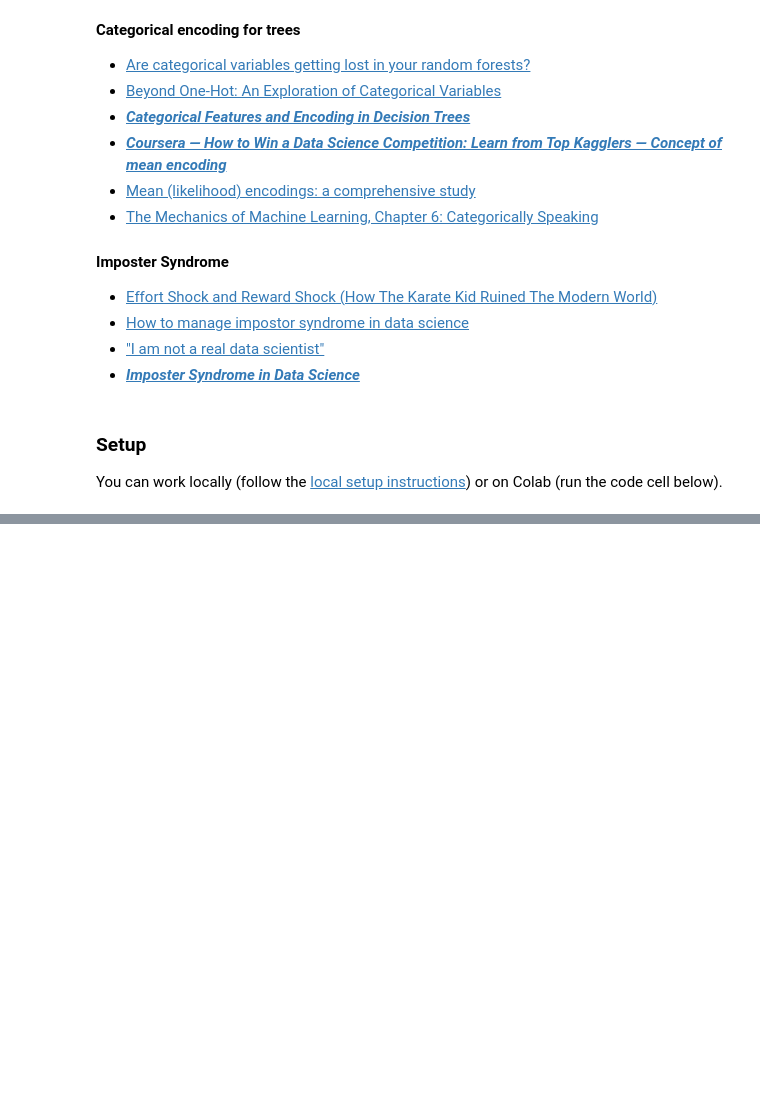
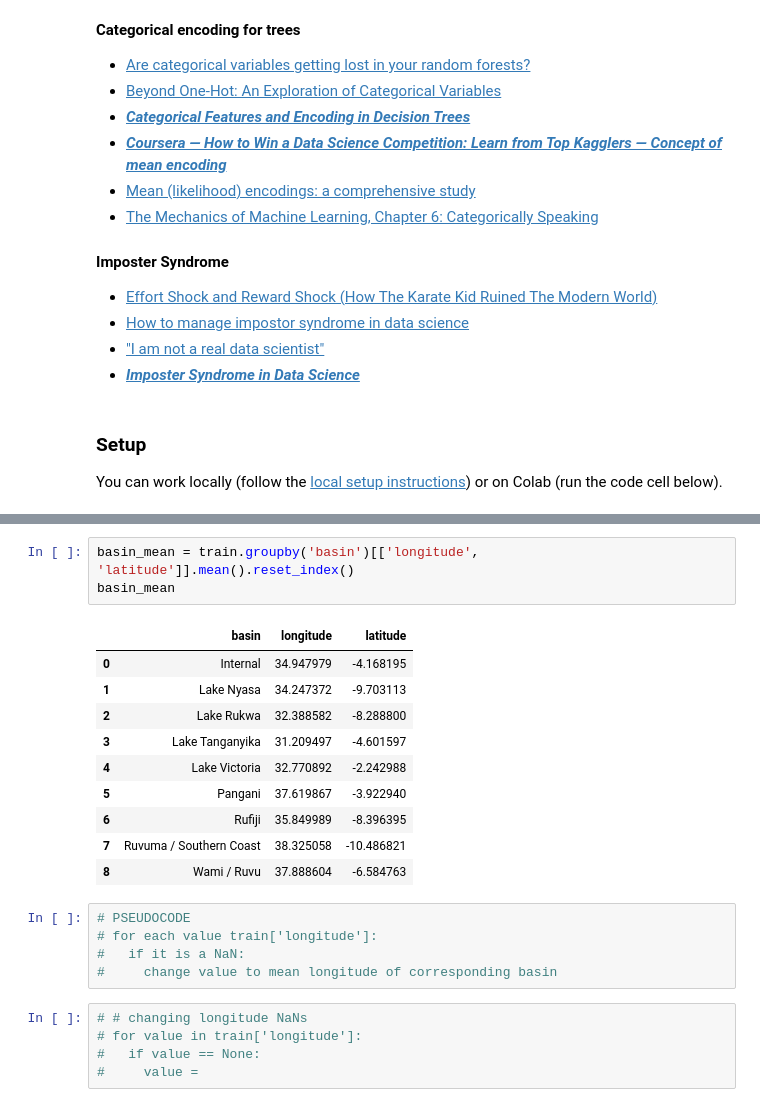
Before and after one commit to bloominstituteoftechnology/DS-Unit-2-Kaggle-Challenge, a Jupyter notebook: module2/assignment_kaggle_challenge_2.ipynb, the cells around one changed output, grey strips where cells are left out. Cells and saved outputs as stored; diff of their text form; blank space fills up the shorter version.

```diff
--- a/module2/assignment_kaggle_challenge_2.ipynb
+++ b/module2/assignment_kaggle_challenge_2.ipynb
@@ -83,0 +365,24 @@ sample_submission = pd.read_csv('../data/tanzania/sample_submission.csv')
+# %%
+basin_mean = train.groupby('basin')[['longitude', 'latitude']].mean().reset_index()
+basin_mean
+# %% [output]
+|  | basin | longitude | latitude |
+| 0 | Internal | 34.947979 | -4.168195 |
+| 1 | Lake Nyasa | 34.247372 | -9.703113 |
+| 2 | Lake Rukwa | 32.388582 | -8.288800 |
+| 3 | Lake Tanganyika | 31.209497 | -4.601597 |
+| 4 | Lake Victoria | 32.770892 | -2.242988 |
+| 5 | Pangani | 37.619867 | -3.922940 |
+| 6 | Rufiji | 35.849989 | -8.396395 |
+| 7 | Ruvuma / Southern Coast | 38.325058 | -10.486821 |
+| 8 | Wami / Ruvu | 37.888604 | -6.584763 |
+# %%
+# PSEUDOCODE
+# for each value train['longitude']:
+#   if it is a NaN:
+#     change value to mean longitude of corresponding basin
+# %%
+# # changing longitude NaNs
+# for value in train['longitude']:
+#   if value == None:
+#     value =
```
Also changed, not shown: parts of 51 cells of this notebook.
